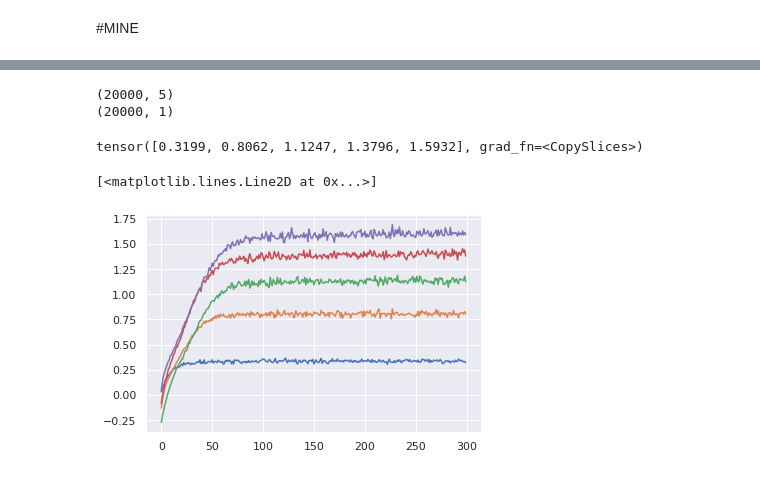
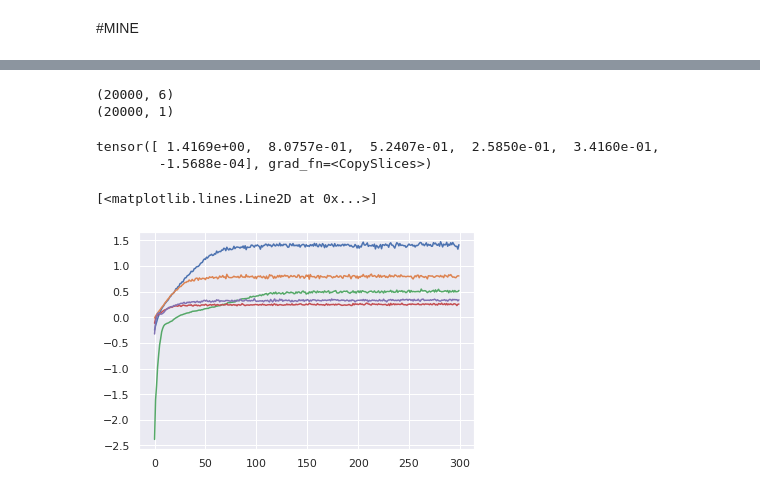
Before and after one commit to dolmani38/concept_drift, a Jupyter notebook: MINE_0219.ipynb, the cells around one changed output, grey strips where cells are left out. Cells and saved outputs as stored; diff of their text form; code cells hidden in the pictures.

```diff
--- a/MINE_0219.ipynb
+++ b/MINE_0219.ipynb
@@ -19,7 +19,7 @@ cor = [0.5, 1, 1.5, 2, 2.5]
 # %%
 y= np.random.normal(1,2,data_size)
-x = np.zeros((data_size,5))
+x = np.zeros((data_size,6))
 for ix,cor_ in enumerate(cor):
-    x[:,ix] = y*cor_ + np.random.normal(1,1,data_size)
+    x[:,ix] = y + np.random.normal(1,cor_,data_size)
     sns.scatterplot(x=x[:,ix],y=y)
 # %% [output]
@@ -26,0 +27,6 @@ for ix,cor_ in enumerate(cor):
+# %%
+for i in range(200):
+    os = i*100
+    x[os:os+100,4] = y[os:os+100] + np.random.normal(1,1+(i/100),100)
+    x[os:os+100,5] = i
+sns.scatterplot(x=x[:,4],y=y)
@@ -33,6 +42,6 @@ def make_mi_scores(X, y, discrete_features):
     mi_scores = mi_scores.sort_values(ascending=False)
     return mi_scores
 # %%
-mi_scores = make_mi_scores(pd.DataFrame(x,columns=['x0','x1','x2','x3','x4']), y, discrete_features="auto")
+mi_scores = make_mi_scores(pd.DataFrame(x,columns=['x0','x1','x2','x3','x4','ix']), y, discrete_features="auto")
 print(mi_scores)
 # %% [output]
@@ -44 +54,6 @@ x0    0.336452
 Name: MI Scores, dtype: float64
+# %%
+for i in range(200):
+    os = i*100
+    mi_scores = make_mi_scores(pd.DataFrame(x[os:os+100,4],columns=['x4']), y[os:os+100], discrete_features="auto")
+    print(i, mi_scores)
@@ -71,40 +104,41 @@ print(x.shape)
 print(y.shape)
 
 for epoch in tqdm(range(n_epoch)):
-    back_loss = torch.zeros(5)
+    back_loss = torch.zeros(6)
     s = np.random.choice(x.shape[0],minibatch)
     for i in range(x.shape[1]):
         x_sample = Variable(torch.from_numpy(x[s,i].reshape(-1,1)).type(torch.FloatTensor), requires_grad = True)
         y_sample = Variable(torch.from_numpy(y[s]).type(torch.FloatTensor), requires_grad = True)
         y_shuffle = Variable(torch.from_numpy(np.random.permutation(y[s])).type(torch.FloatTensor), requires_grad = True)
         ret = torch.mean(model[i](x_sample, y_sample)) - torch.log(torch.mean(torch.exp(model[i](x_sample, y_shuffle))))
         loss = - ret  # maximize
         model[i].zero_grad()
         loss.backward()
         optimizer[i].step()
         back_loss[i] = ret
 
     plot_loss.append(back_loss.data.numpy())
 
 
     #back_loss = loss
 
 print('')
 print(back_loss)
 
 plot_loss = np.asarray(plot_loss)
 
 plt.plot(plot_loss[:,0])
 plt.plot(plot_loss[:,1])
 plt.plot(plot_loss[:,2])
 plt.plot(plot_loss[:,3])
 plt.plot(plot_loss[:,4])
 # %% [output]
-(20000, 5)
+(20000, 6)
 (20000, 1)
-tensor([0.3199, 0.8062, 1.1247, 1.3796, 1.5932], grad_fn=<CopySlices>)
+tensor([ 1.4169e+00,  8.0757e-01,  5.2407e-01,  2.5850e-01,  3.4160e-01,
+        -1.5688e-04], grad_fn=<CopySlices>)
 [<matplotlib.lines.Line2D at 0x...>]
-[figure, old version]
+[figure, new version]
 # %%
 from tqdm import tqdm
 
```
Also changed, not shown: parts of 15 cells of this notebook.
